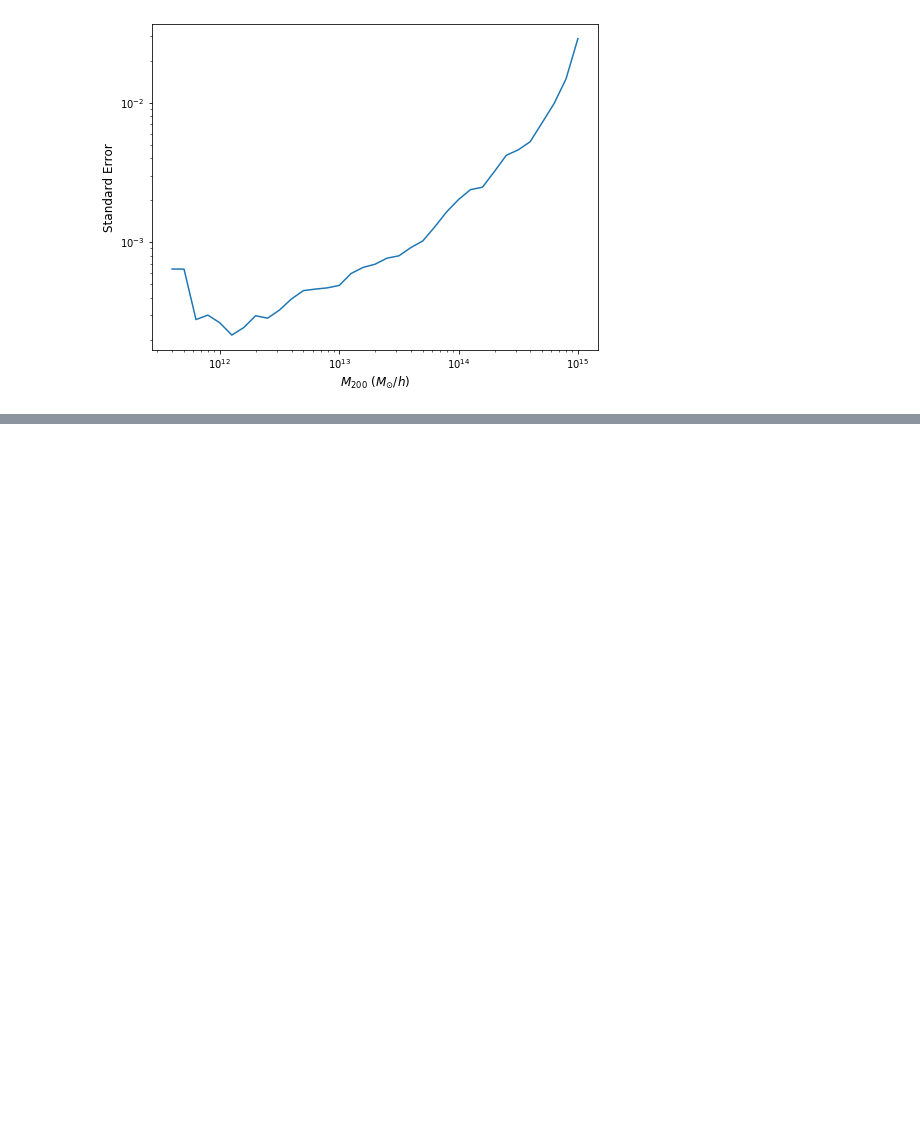
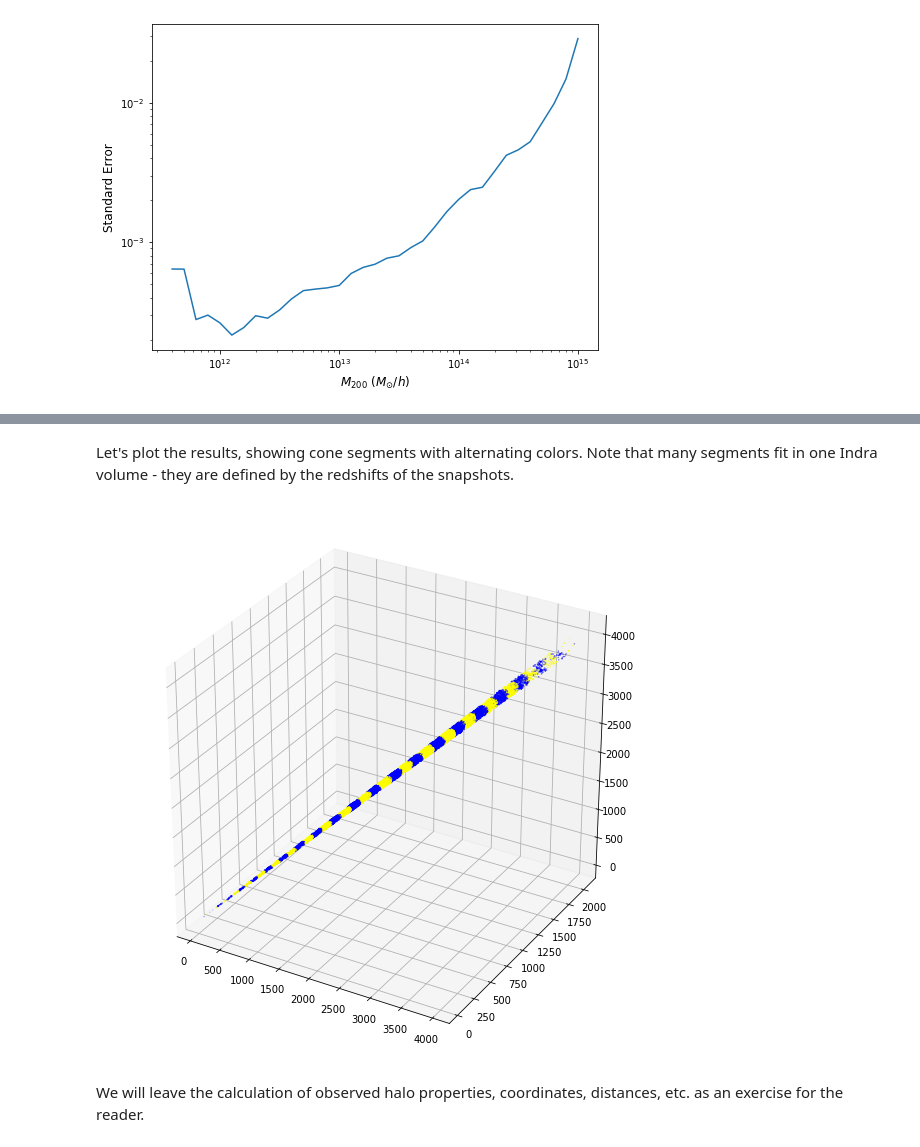
Before and after one commit to bfalck/indra-tools, a Jupyter notebook: database_examples.ipynb, the cells around one changed output, grey strips where cells are left out. Cells and saved outputs as stored; diff of their text form; code cells hidden in the pictures; blank space fills up the shorter version.

Commit message:
working lightcone in database_examples notebook

```diff
--- a/database_examples.ipynb
+++ b/database_examples.ipynb
@@ -371,18 +382,0 @@ For queries that take some time or return a lot of data, use `submitJob` instead
-# %%
-# We create a table in your MyDB below: if you do have done this already, first drop the table
-temptable = f'some_name'
-sql="""IF OBJECT_ID('{table}', 'U') IS NOT NULL
-  DROP TABLE {table}
-""".format(table=temptable)
-cj.executeQuery(sql,"MyDB")
-
-# Now execute the query
-sql = f"""select ....
-    into MyDB.{temptable}
-    from ....
-"""
-jobid = cj.submitJob(sql,context)
-cj.waitForJob(jobid,verbose=True)
-
-# Once it's done, select the results
-df = cj.executeQuery(f'select * from MyDB.{temptable} order by ....')
@@ -388,0 +408,5 @@ df = cj.executeQuery(f'select * from MyDB.{temptable} order by ....')
+# %%
+header = indra.getheader()
+Indra = FlatLambdaCDM(H0=header['hubble']*100,Om0=header['omega0'])
+Indra.box = header['BoxSize']
+Indra.bits = 6 # defines resolution of Peano-Hilbert index
@@ -388,0 +491,7 @@ df = cj.executeQuery(f'select * from MyDB.{temptable} order by ....')
+# %%
+O = [0,0,0] # origin vector
+D = [1,.5,1] # direction vector
+angle = 1 # opening half-angle in degrees
+
+lc = lightcone(Indra,O,D,angle,lo_z=0,hi_z=6,tablename=tablename_fof)
+df = lc['df']
@@ -388,0 +502,11 @@ df = cj.executeQuery(f'select * from MyDB.{temptable} order by ....')
+# %% [markdown]
+Let's plot the results, showing cone segments with alternating colors. Note that many segments fit in one Indra volume - they are defined by the redshifts of the snapshots.
+# %%
+fig = plt.figure(figsize=(10,10))
+colors = ['blue','yellow']
+ax = fig.add_subplot(111,projection='3d')
+ax.scatter(df['x'],df['y'],df['z'],s=.1,c=(df['snapnum']%len(colors)).apply(lambda x: colors[x]));
+# %% [output]
+[figure, added]
+# %% [markdown]
+We will leave the calculation of observed halo properties, coordinates, distances, etc. as an exercise for the reader.
```
Also changed, not shown: parts of 20 cells of this notebook.
